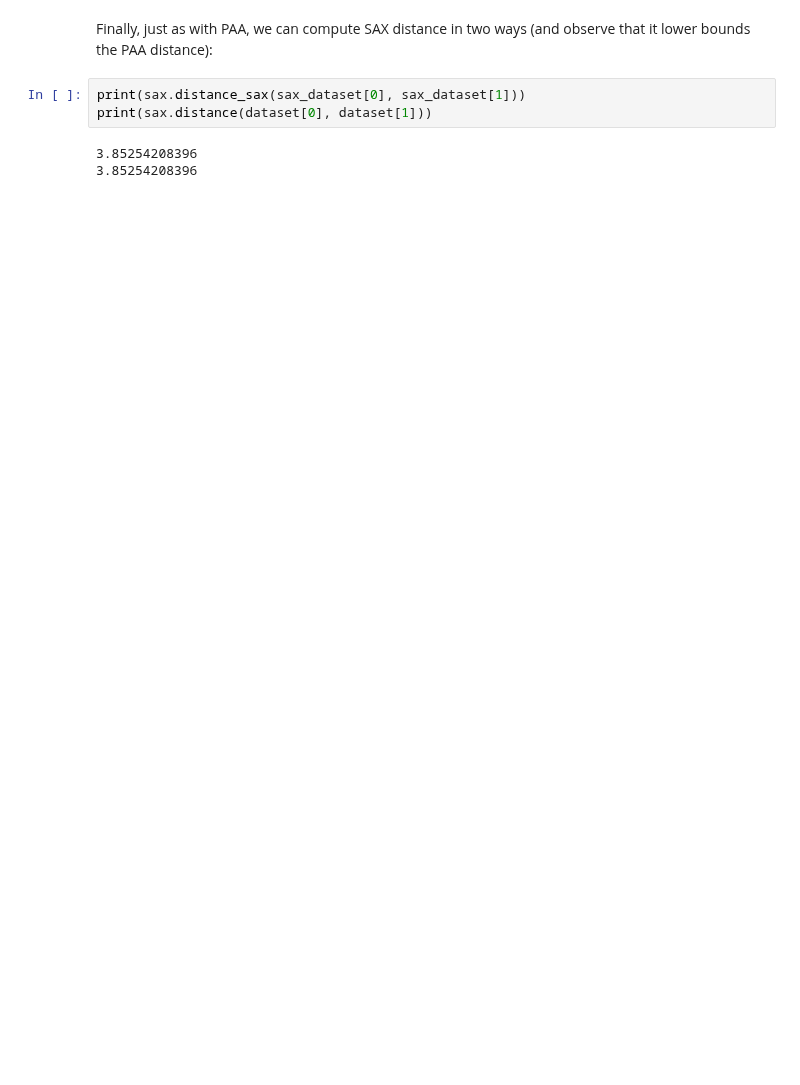
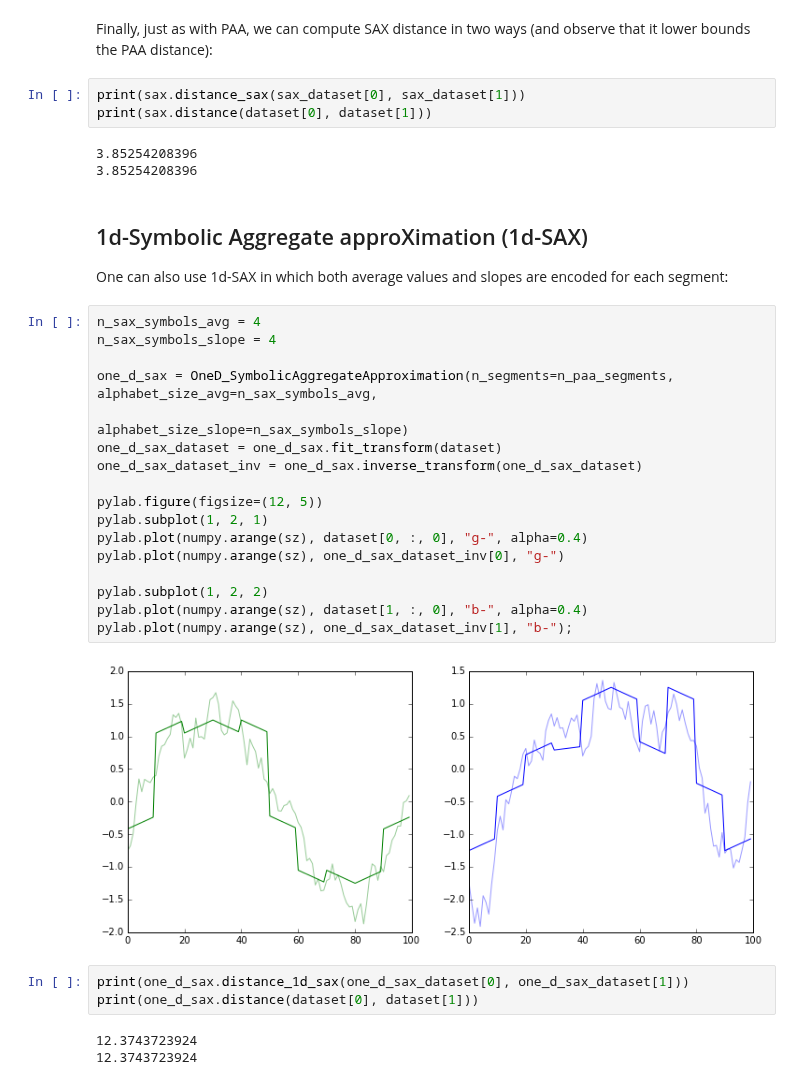
Before and after one commit to tslearn-team/tslearn, a Jupyter notebook: tslearn/docs/examples/ex_features.ipynb, the cells around one changed output. Cells and saved outputs as stored; diff of their text form; blank space fills up the shorter version.

```diff
--- a/tslearn/docs/examples/ex_features.ipynb
+++ b/tslearn/docs/examples/ex_features.ipynb
@@ -85,3 +94,32 @@ print(sax.distance(dataset[0], dataset[1]))
 # %% [output]
 3.85254208396
 3.85254208396
+# %% [markdown]
+## 1d-Symbolic Aggregate approXimation (1d-SAX)
+
+One can also use 1d-SAX in which both average values and slopes are encoded for each segment:
+# %%
+n_sax_symbols_avg = 4
+n_sax_symbols_slope = 4
+
+one_d_sax = OneD_SymbolicAggregateApproximation(n_segments=n_paa_segments, alphabet_size_avg=n_sax_symbols_avg,
+                                                alphabet_size_slope=n_sax_symbols_slope)
+one_d_sax_dataset = one_d_sax.fit_transform(dataset)
+one_d_sax_dataset_inv = one_d_sax.inverse_transform(one_d_sax_dataset)
+
+pylab.figure(figsize=(12, 5))
+pylab.subplot(1, 2, 1)
+pylab.plot(numpy.arange(sz), dataset[0, :, 0], "g-", alpha=0.4)
+pylab.plot(numpy.arange(sz), one_d_sax_dataset_inv[0], "g-")
+
+pylab.subplot(1, 2, 2)
+pylab.plot(numpy.arange(sz), dataset[1, :, 0], "b-", alpha=0.4)
+pylab.plot(numpy.arange(sz), one_d_sax_dataset_inv[1], "b-");
+# %% [output]
+[figure, added]
+# %%
+print(one_d_sax.distance_1d_sax(one_d_sax_dataset[0], one_d_sax_dataset[1]))
+print(one_d_sax.distance(dataset[0], dataset[1]))
+# %% [output]
+12.3743723924
+12.3743723924
```
Also changed, not shown: parts of 5 cells of this notebook, 5 other files.
